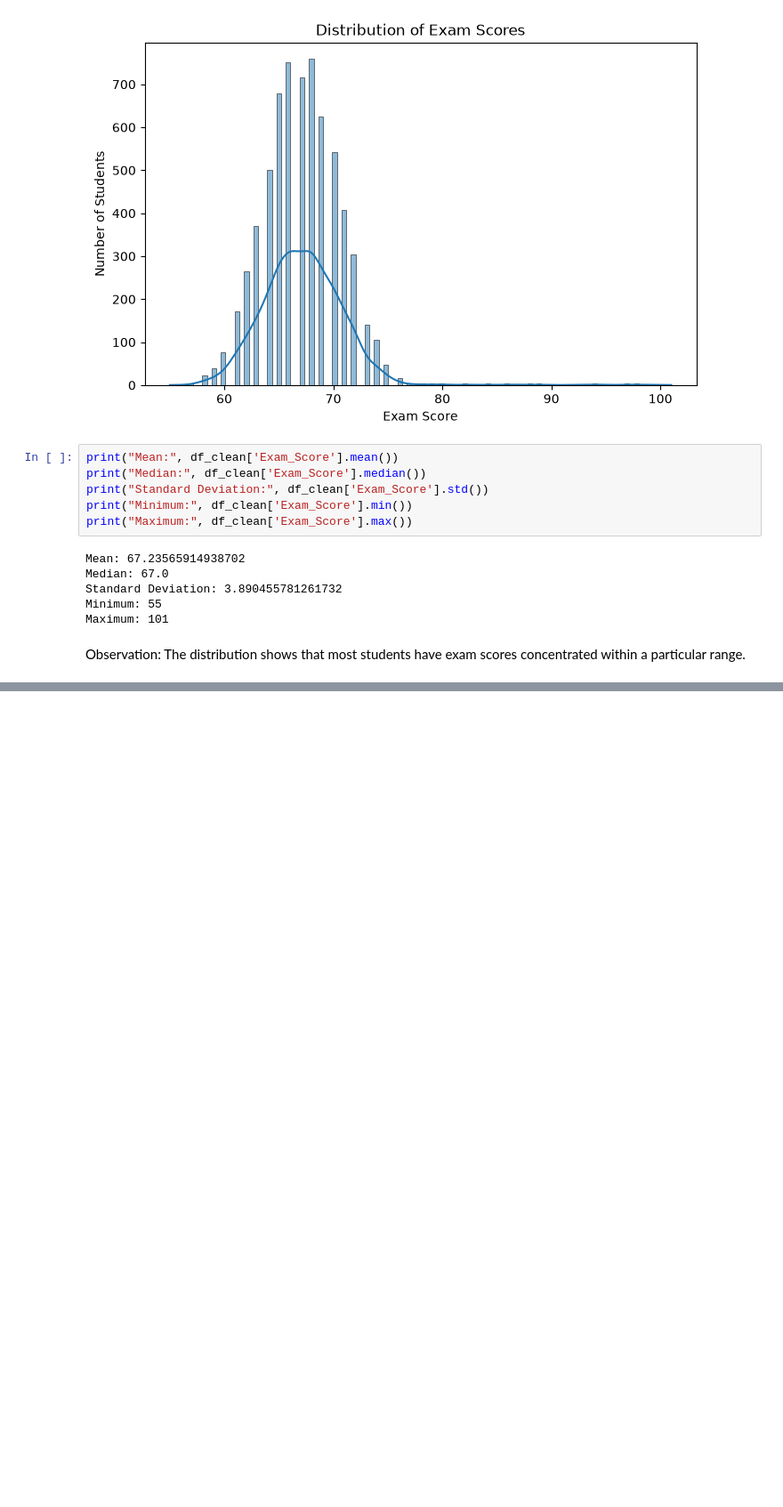
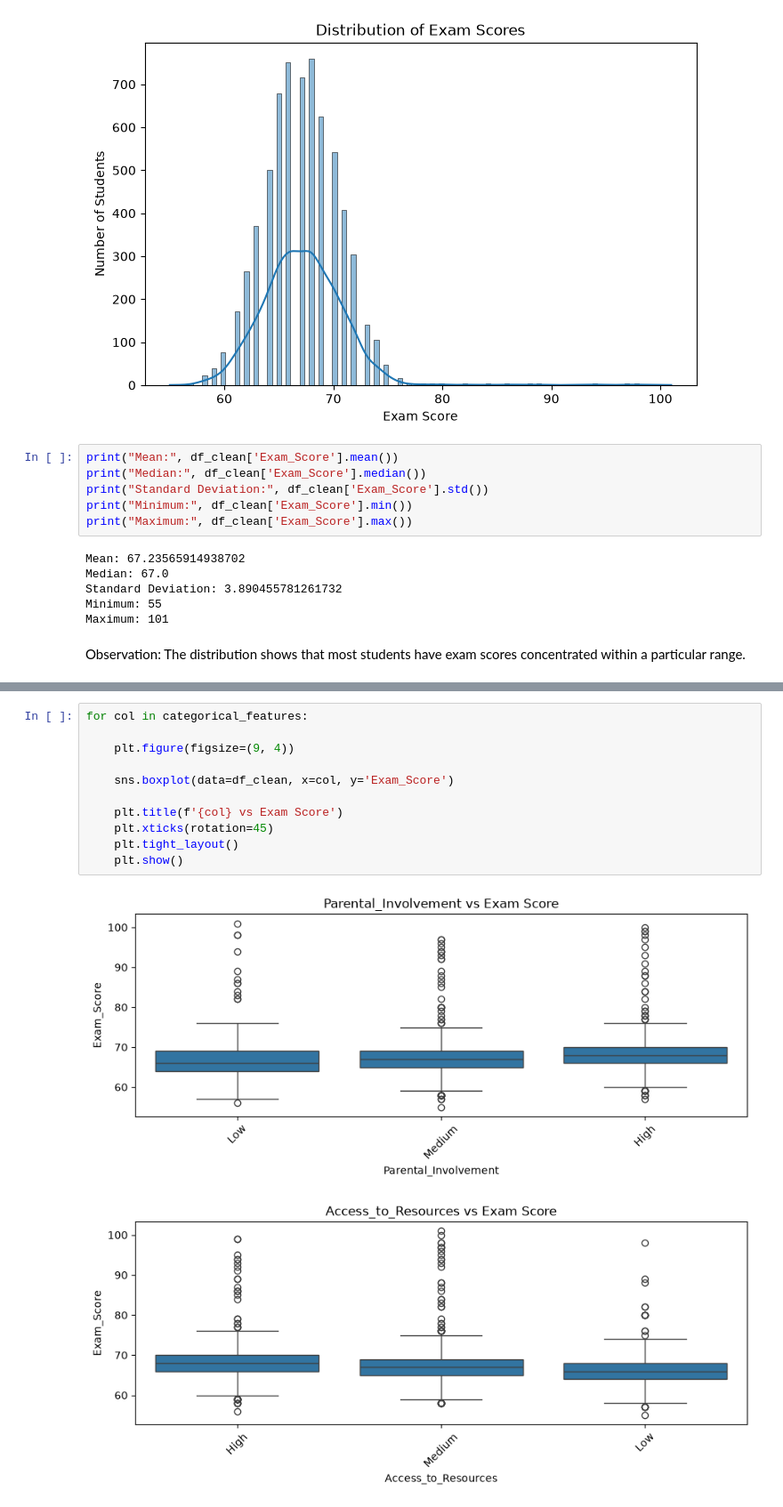
Before and after one commit to mdraihanmostafa746-coder/Student-Academic-Performance-Analysis-and-Prediction, a Jupyter notebook: notebooks/student_performance_analysis.ipynb, the cells around one changed output, grey strips where cells are left out. Shown at 89% size. Saved outputs shown, nothing was run; the diff lists cells and outputs as text; blank space fills up the shorter version.

```diff
--- a/notebooks/student_performance_analysis.ipynb
+++ b/notebooks/student_performance_analysis.ipynb
@@ -500,0 +562,14 @@ exam scores concentrated within a particular range.
+# %%
+for col in categorical_features:
+
+    plt.figure(figsize=(9, 4))
+
+    sns.boxplot(data=df_clean, x=col, y='Exam_Score')
+
+    plt.title(f'{col} vs Exam Score')
+    plt.xticks(rotation=45)
+    plt.tight_layout()
+    plt.show()
+# %% [output]
+[figure, added]
+[figure, added]
```
Also changed, not shown: parts of 6 cells of this notebook.
